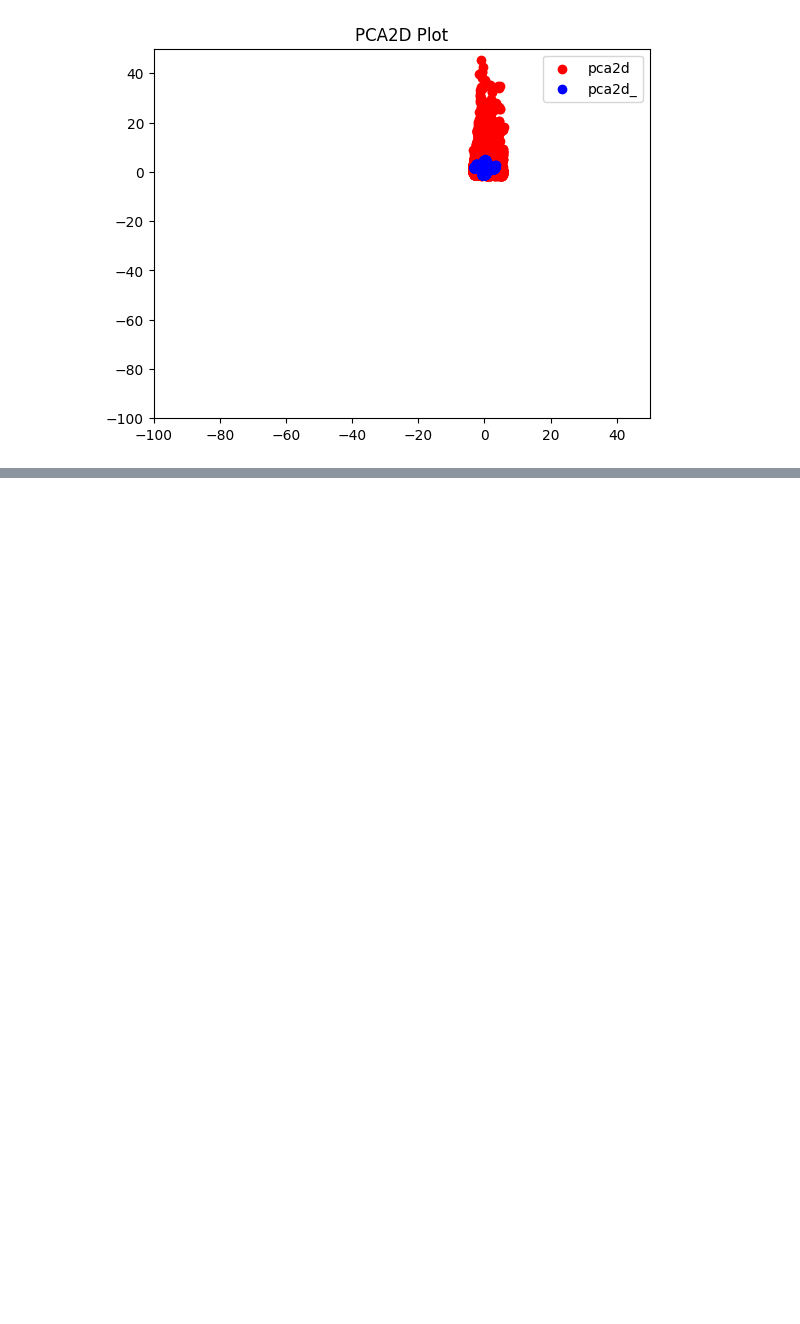
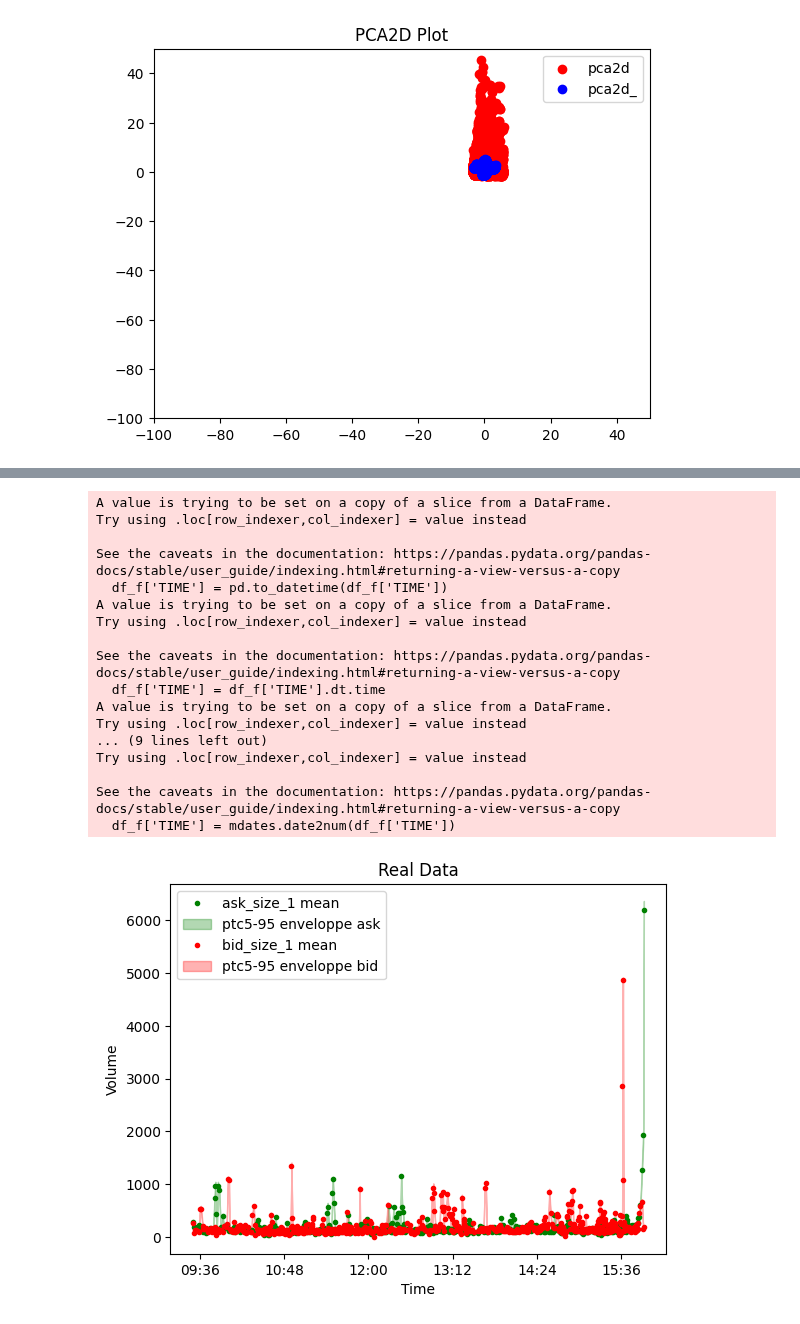
Before and after one commit to LeonardoBerti00/DeepMarket, a Jupyter notebook: evaluation/predictive_discriminative/prova.ipynb, the cells around one changed output, grey strips where cells are left out. Drawn from its saved outputs; the diff is of its cells as text; code cells hidden in the pictures; blank space fills up the shorter version.

Commit message:
comparison volume distribution

```diff
--- a/evaluation/predictive_discriminative/prova.ipynb
+++ b/evaluation/predictive_discriminative/prova.ipynb
@@ -135,0 +132,13 @@ if __name__ == '__main__':
+# %%
+# rename 'Unnamed: 0' con TIME
+df.rename(columns={'Unnamed: 0': 'TIME'}, inplace=True)
+
+# new df with only SPREAD and TIME
+df_ = df[['TIME', 'ask_size_1', 'bid_size_1']]
+
+df_['TIME'] = pd.to_datetime(df_['TIME'])
+df_['TIME'] = df_['TIME'].dt.strftime('%d-%m-%Y %H:%M:%S')
+
+df_grouped = df.groupby(df.index // 500).agg({'TIME': 'first', 'ask_size_1': ['mean','std'], 'bid_size_1': ['mean','std']})
+
+df_grouped.columns = ['TIME', 'asksize1_mean', 'asksize1_std', 'bidsize1_mean', 'bidsize1_std']
@@ -135,0 +172,7 @@ if __name__ == '__main__':
+# %%
+alpha = 0.05
+
+n = len(df_grouped)
+
+df_grouped[['LOWER', 'UPPER']] = df_grouped.apply(ci, args=(n, alpha), axis=1)
+df_grouped[['LOWER_', 'UPPER_']] = df_grouped.apply(ci_, args=(n, alpha), axis=1)
@@ -135,0 +195,50 @@ if __name__ == '__main__':
+# %%
+# create df_f with only not NaN values
+df_f = df_grouped.dropna()
+
+df_f['TIME'] = pd.to_datetime(df_f['TIME'])
+
+df_f['TIME'] = df_f['TIME'].dt.time
+
+df_f['TIME'] = pd.to_datetime(df_f['TIME'], format='%H:%M:%S.%f')
+
+df_f['TIME'] = pd.to_datetime(df_f['TIME'], format='%H:%M')
+
+df_f['TIME'] = mdates.date2num(df_f['TIME'])
+
+plt.plot(df_f['TIME'], df_f['asksize1_mean'], label='ask_size_1 mean', color='green', marker='o', linestyle='', markersize=3)
+plt.fill_between(df_f['TIME'], df_f['LOWER'], df_f['UPPER'], color='green', alpha=0.3, label='ptc5-95 enveloppe ask')
+
+plt.plot(df_f['TIME'], df_f['bidsize1_mean'], label='bid_size_1 mean', color='red', marker='o', linestyle='', markersize=3)
+plt.fill_between(df_f['TIME'], df_f['LOWER_'], df_f['UPPER_'], color='red', alpha=0.3, label='ptc5-95 enveloppe bid')
+
+plt.xlabel('Time')
+plt.ylabel('Volume')
+if comparison_volume_distribution == "real":
+    plt.title('Real Data')
+if comparison_volume_distribution == "generated":
+    plt.title('Generated Data')
+
+plt.gca().xaxis.set_major_formatter(mdates.DateFormatter('%H:%M'))
+
+plt.legend()
+plt.show()
+# %% [output]
+A value is trying to be set on a copy of a slice from a DataFrame.
+Try using .loc[row_indexer,col_indexer] = value instead
+
+See the caveats in the documentation: https://pandas.pydata.org/pandas-docs/stable/user_guide/indexing.html#returning-a-view-versus-a-copy
+  df_f['TIME'] = pd.to_datetime(df_f['TIME'])
+A value is trying to be set on a copy of a slice from a DataFrame.
+Try using .loc[row_indexer,col_indexer] = value instead
+
+See the caveats in the documentation: https://pandas.pydata.org/pandas-docs/stable/user_guide/indexing.html#returning-a-view-versus-a-copy
+  df_f['TIME'] = df_f['TIME'].dt.time
+A value is trying to be set on a copy of a slice from a DataFrame.
+Try using .loc[row_indexer,col_indexer] = value instead
+... (9 lines left out)
+Try using .loc[row_indexer,col_indexer] = value instead
+
+See the caveats in the documentation: https://pandas.pydata.org/pandas-docs/stable/user_guide/indexing.html#returning-a-view-versus-a-copy
+  df_f['TIME'] = mdates.date2num(df_f['TIME'])
+[figure, added]
```
Also changed, not shown: parts of 7 cells of this notebook, 4 other files.
